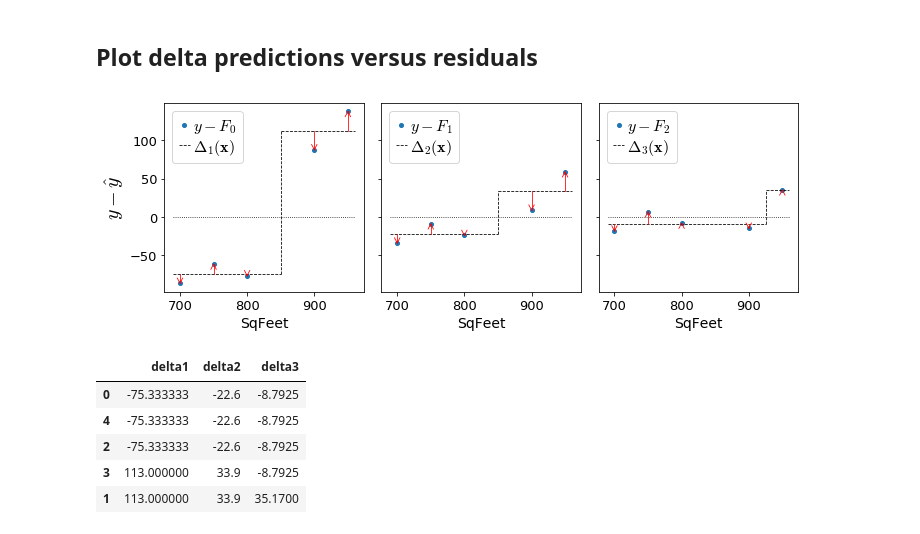
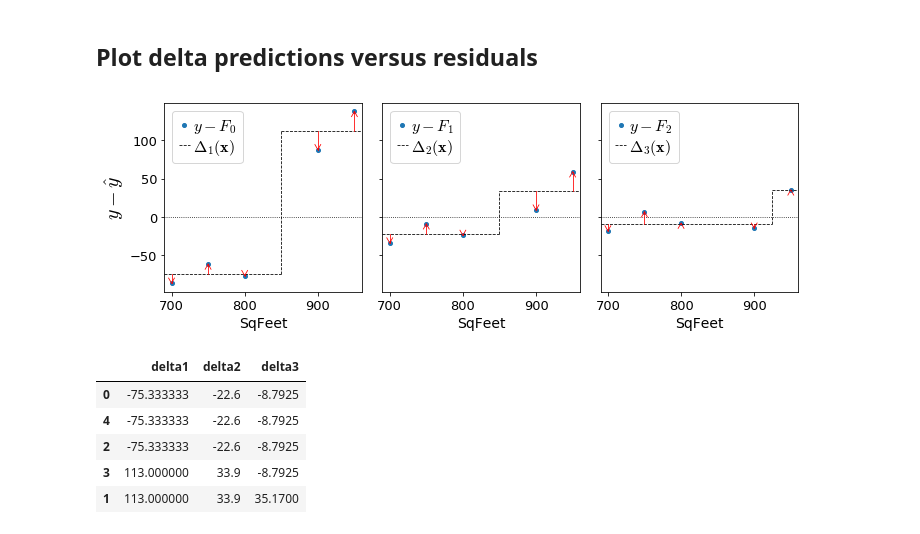
Before and after one commit to parrt/ml-articles, a Jupyter notebook: gradient-boosting/notebooks/dev-mse.ipynb, the cells around one changed output. Drawn from its saved outputs; the diff is of its cells as text; code cells hidden in the pictures.

```diff
--- a/gradient-boosting/notebooks/dev-mse.ipynb
+++ b/gradient-boosting/notebooks/dev-mse.ipynb
@@ -149,34 +149,35 @@ def draw_stub(ax, x_train, y_train, y_pred, split, stage):
               loc='upper left',
               labelspacing=.1,
               handletextpad=.2,
               handlelength=.7,
               frameon=True)
 
 def draw_residual(ax, x_train, y_train, y_hat):
     for x,y,yhat in zip(x_train, y_train, y_hat):
         draw_vector(ax, x, yhat, 0, y-yhat, df.rent.max()-df.rent.min())
 
 fig, axes = plt.subplots(nrows=1, ncols=3, figsize=(10, 3.5), sharey=True)
 
 axes[0].set_ylabel(r"$y-\hat y$", fontsize=20)
 for a in range(3):
     axes[a].set_xlabel(r"SqFeet", fontsize=14)
+    axes[a].set_xlim(df.sqfeet.min()-10,df.sqfeet.max()+10)
 
 draw_stub(axes[0], df.sqfeet, df.dir1, df.delta1, splits[1], stage=1)
 draw_residual(axes[0], df.sqfeet,df.dir1,df.delta1)
 
 draw_stub(axes[1], df.sqfeet, df.dir2, df.delta2, splits[2], stage=2)
 draw_residual(axes[1], df.sqfeet,df.dir2,df.delta2)
 
 draw_stub(axes[2], df.sqfeet, df.dir3, df.delta3, splits[3], stage=3)
 draw_residual(axes[2], df.sqfeet,df.dir3,df.delta3)
 
 plt.tight_layout()
 
 plt.savefig('/tmp/t.svg')
 plt.show()
 # %% [output]
-[figure, old version]
+[figure, new version]
 # %%
 df[['delta1','delta2','delta3']]
 # %% [output]
```
Also changed, not shown: parts of 1 cell of this notebook, 3 other files.
